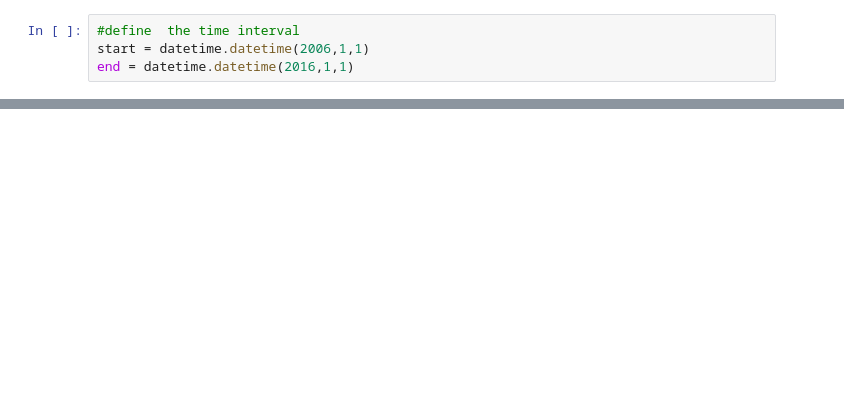
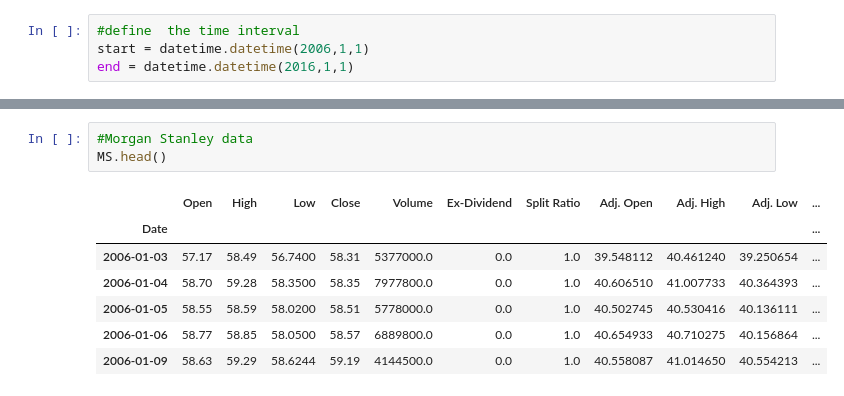
Before and after one commit to chikoungoun/Python-for-Datascience---jportilla, a Jupyter notebook: Finance_Data_Project.ipynb, the cells around one changed output, grey strips where cells are left out. Drawn from its saved outputs; the diff is of its cells as text; blank space fills up the shorter version.

```diff
--- a/Finance_Data_Project.ipynb
+++ b/Finance_Data_Project.ipynb
@@ -26,0 +79,11 @@ ValueError: The Quandl API key must be provided either through the api_key varia
+# %%
+#Morgan Stanley data
+MS.head()
+# %% [output]
+|  | Open | High | Low | Close | Volume | Ex-Dividend | Split Ratio | Adj. Open | Adj. High | Adj. Low | ... |
+| Date |  |  |  |  |  |  |  |  |  |  | ... |
+| 2006-01-03 | 57.17 | 58.49 | 56.7400 | 58.31 | 5377000.0 | 0.0 | 1.0 | 39.548112 | 40.461240 | 39.250654 | ... |
+| 2006-01-04 | 58.70 | 59.28 | 58.3500 | 58.35 | 7977800.0 | 0.0 | 1.0 | 40.606510 | 41.007733 | 40.364393 | ... |
+| 2006-01-05 | 58.55 | 58.59 | 58.0200 | 58.51 | 5778000.0 | 0.0 | 1.0 | 40.502745 | 40.530416 | 40.136111 | ... |
+| 2006-01-06 | 58.77 | 58.85 | 58.0500 | 58.57 | 6889800.0 | 0.0 | 1.0 | 40.654933 | 40.710275 | 40.156864 | ... |
+| 2006-01-09 | 58.63 | 59.29 | 58.6244 | 59.19 | 4144500.0 | 0.0 | 1.0 | 40.558087 | 41.014650 | 40.554213 | ... |
```
Also changed, not shown: parts of 24 cells of this notebook.
